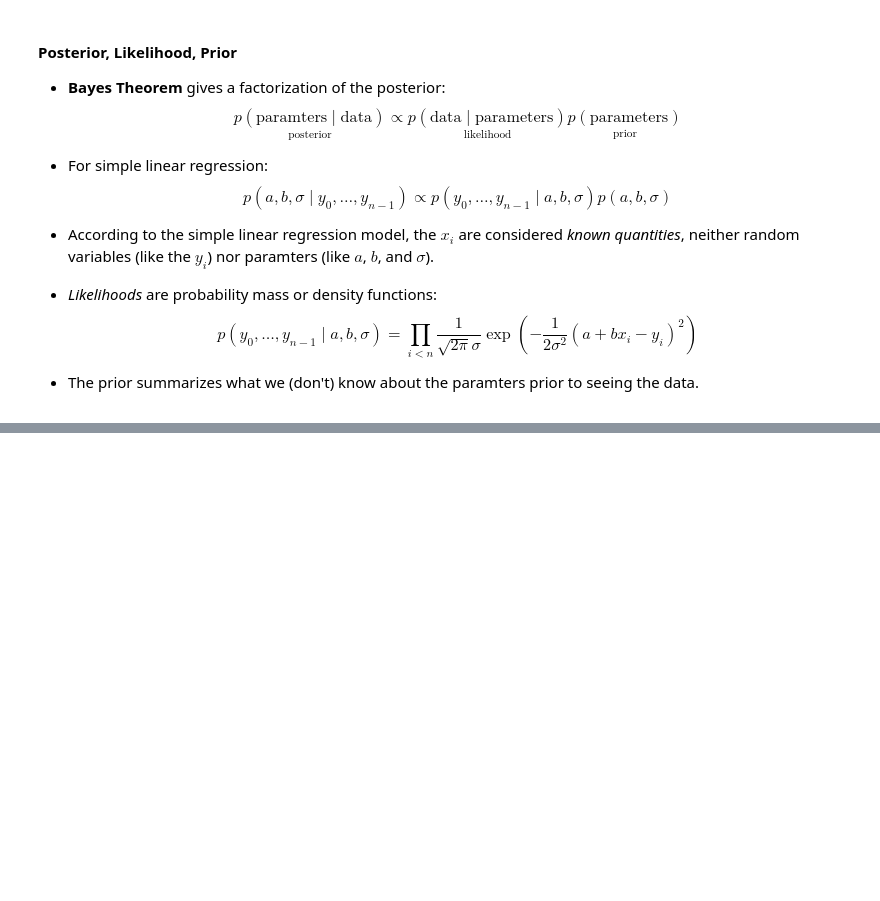
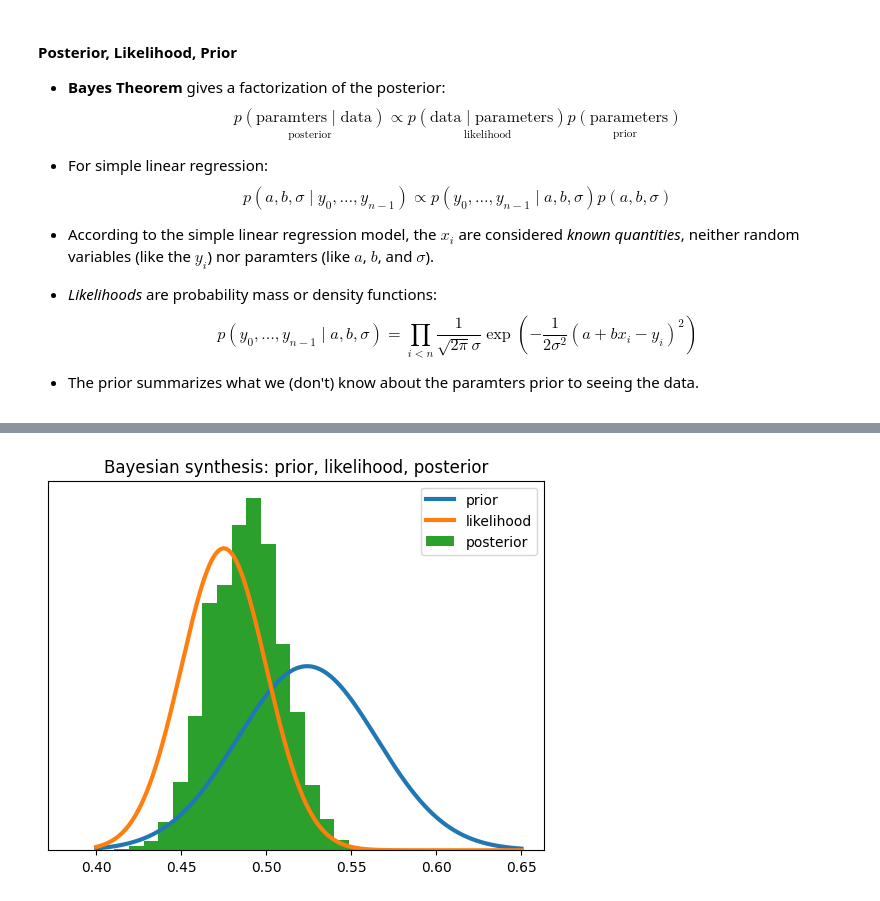
Before and after one commit to mgreenbe/DATA335W2025, a Jupyter notebook: code/2linearregression.ipynb, the cells around one changed output, grey strips where cells are left out. Saved outputs shown, nothing was run; the diff lists cells and outputs as text; code cells hidden in the pictures; blank space fills up the shorter version.

```diff
--- a/code/2linearregression.ipynb
+++ b/code/2linearregression.ipynb
@@ -706,0 +820,7 @@ Prob. Clinton loses = 0.283
+# %%
+with pm.Model():
+    q = pm.Normal("q", mu=0.524, sigma=0.041)  # prior
+    y = pm.Binomial("y", n=400, p=q, observed=[190])  # data
+    fit = pm.sample()  # posterior
+
+fit
@@ -706,0 +838,4 @@ Prob. Clinton loses = 0.283
+# %%
+q = fit["posterior"].data_vars["q"].to_numpy().ravel()
+print(f"q.mean() = {q.mean():.3f}, q.std() = {q.std():.3f}")
+print(f"np.median(q) = {np.median(q):.3f}, mad(q) = {mad(q):.3f}")
@@ -706,0 +853,13 @@ Prob. Clinton loses = 0.283
+# %%
+x = np.linspace(0.4, 0.65, 1000)
+plt.plot(x, stats.norm(0.524, 0.041).pdf(x), lw=3, label="prior")
+plt.plot(
+    x, stats.norm(0.475, 0.025).pdf(x), lw=3, label="likelihood"
+)  # normal approximation
+plt.hist(q, bins=20, density=True, label="posterior")  # posterior
+plt.yticks([])
+plt.title("Bayesian synthesis: prior, likelihood, posterior")
+plt.legend()
+plt.show()
+# %% [output]
+[figure, added]
```
Also changed, not shown: parts of 21 cells of this notebook, 2 other files.
